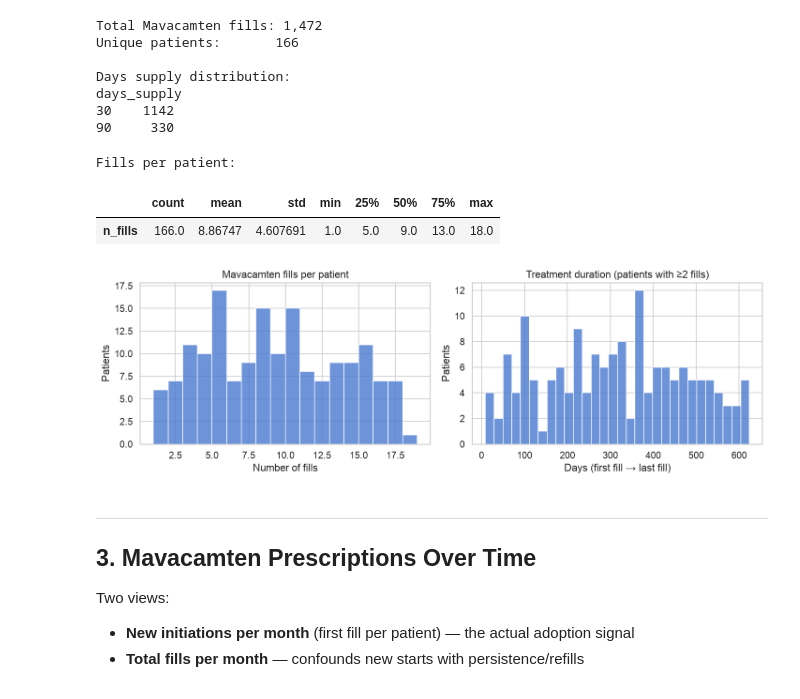
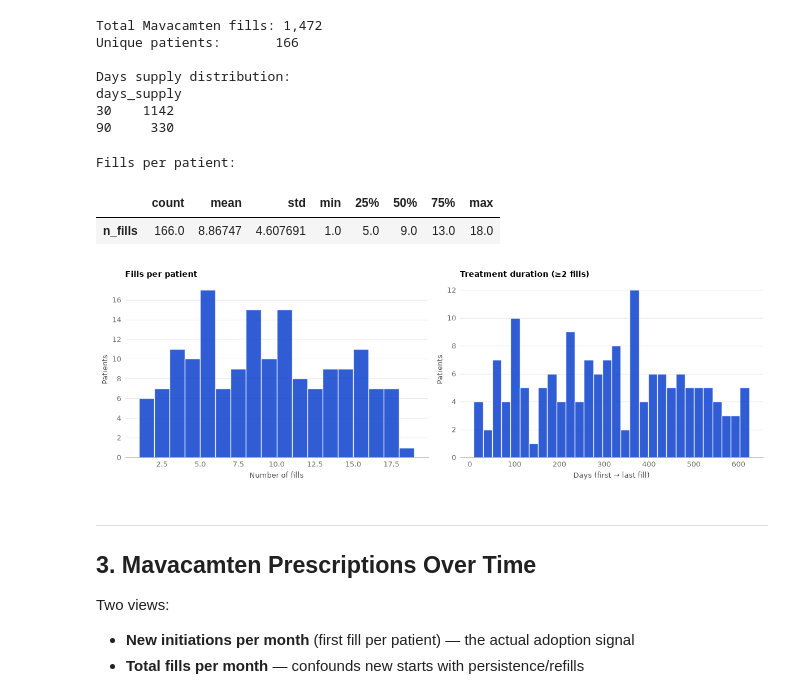
Before and after one commit to jon-den/bbb-tech-test, a Jupyter notebook: notebooks/01_eda.ipynb, the cells around one changed output. Saved outputs shown, nothing was run; the diff lists cells and outputs as text; code cells hidden in the pictures.

```diff
--- a/notebooks/01_eda.ipynb
+++ b/notebooks/01_eda.ipynb
@@ -9,21 +9,26 @@ This notebook establishes:
 3. Temporal adoption curve
 4. Symptom burden among Camzyos patients (dyspnea, HF, fatigue, cardiology E&M)
 # %%
+import sys
 from pathlib import Path
 
 import matplotlib.pyplot as plt
 import numpy as np
 import pandas as pd
-import seaborn as sns
 
-sns.set_theme(style="whitegrid", palette="muted", font_scale=1.1)
-plt.rcParams["figure.figsize"] = (12, 5)
-plt.rcParams["figure.dpi"] = 120
+sys.path.insert(0, str(Path("..").resolve()))
+from src.style import (
+    C_ARCH,
+    C_OBS,
+    C_PRED,
+    INK_PRI,
+    INK_SEC,
+    SURFACE,
+    style_ax,
+)
 
 DATA_DIR = Path("../synthetic_data")
-
-RANDOM_SEED = 42
-np.random.seed(RANDOM_SEED)
+np.random.seed(42)
 # %%
 patients = pd.read_csv(DATA_DIR / "patients.csv")
 diagnoses = pd.read_csv(DATA_DIR / "diagnoses.csv", parse_dates=["date"])
@@ -180,7 +159,6 @@ days_supply
 30    1142
 90     330
 # %%
-# --- Per-patient fill summary ---
 mav_per_patient = (
     mav_rx.groupby("patient_id")
     .agg(
@@ -188,44 +166,52 @@ mav_per_patient = (
         first_fill=("date", "min"),
         last_fill=("date", "max"),
         pct_90d=("days_supply", lambda x: (x == 90).mean() * 100),
     )
     .reset_index()
 )
 mav_per_patient["duration_days"] = (
     mav_per_patient["last_fill"] - mav_per_patient["first_fill"]
 ).dt.days
 
 print("Fills per patient:")
 display(mav_per_patient["n_fills"].describe().to_frame().T)
 
 fig, axes = plt.subplots(1, 2, figsize=(12, 4))
+fig.set_facecolor(SURFACE)
+
 axes[0].hist(
     mav_per_patient["n_fills"],
     bins=range(1, mav_per_patient["n_fills"].max() + 2),
-    edgecolor="white",
-    alpha=0.8,
+    color=C_OBS,
+    edgecolor=SURFACE,
+    alpha=0.85,
 )
-axes[0].set_xlabel("Number of fills")
-axes[0].set_ylabel("Patients")
-axes[0].set_title("Mavacamten fills per patient")
+axes[0].set_xlabel("Number of fills", fontsize=9, color=INK_SEC)
+axes[0].set_ylabel("Patients", fontsize=9, color=INK_SEC)
+axes[0].set_title("Fills per patient", fontsize=10, fontweight="bold", color=INK_PRI, loc="left")
+style_ax(axes[0])
 
 axes[1].hist(
     mav_per_patient.loc[mav_per_patient["duration_days"] > 0, "duration_days"],
     bins=30,
-    edgecolor="white",
-    alpha=0.8,
+    color=C_OBS,
+    edgecolor=SURFACE,
+    alpha=0.85,
 )
-axes[1].set_xlabel("Days (first fill → last fill)")
-axes[1].set_ylabel("Patients")
-axes[1].set_title("Treatment duration (patients with ≥2 fills)")
+axes[1].set_xlabel("Days (first → last fill)", fontsize=9, color=INK_SEC)
+axes[1].set_ylabel("Patients", fontsize=9, color=INK_SEC)
+axes[1].set_title(
+    "Treatment duration (≥2 fills)", fontsize=10, fontweight="bold", color=INK_PRI, loc="left"
+)
+style_ax(axes[1])
 
 plt.tight_layout()
 plt.show()
 # %% [output]
 Fills per patient:
 |  | count | mean | std | min | 25% | 50% | 75% | max |
 | n_fills | 166.0 | 8.86747 | 4.607691 | 1.0 | 5.0 | 9.0 | 13.0 | 18.0 |
-[figure, old version]
+[figure, new version]
 # %% [markdown]
 ---
 ## 3. Mavacamten Prescriptions Over Time
```
Also changed, not shown: parts of 8 cells of this notebook, 12 other files.
